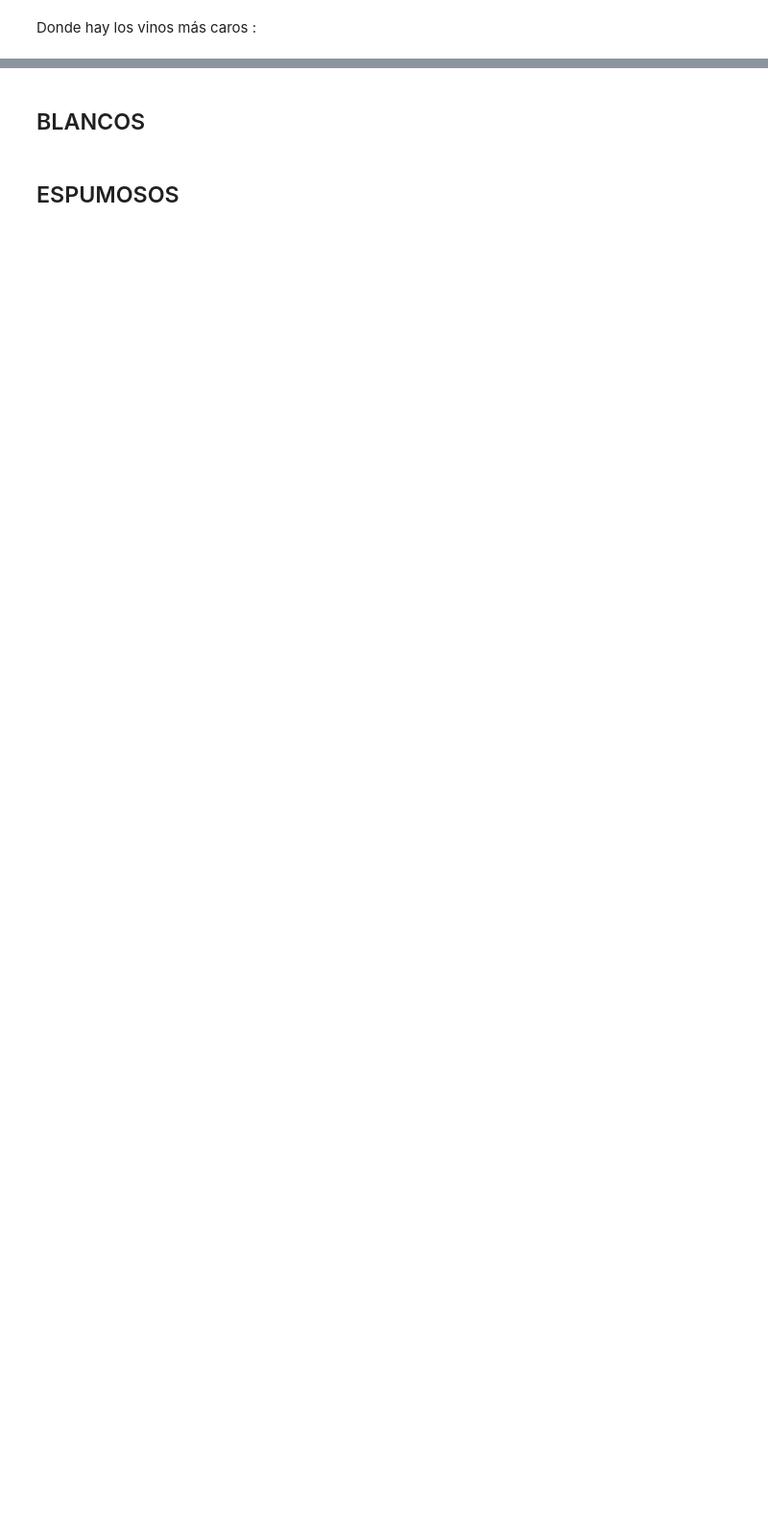
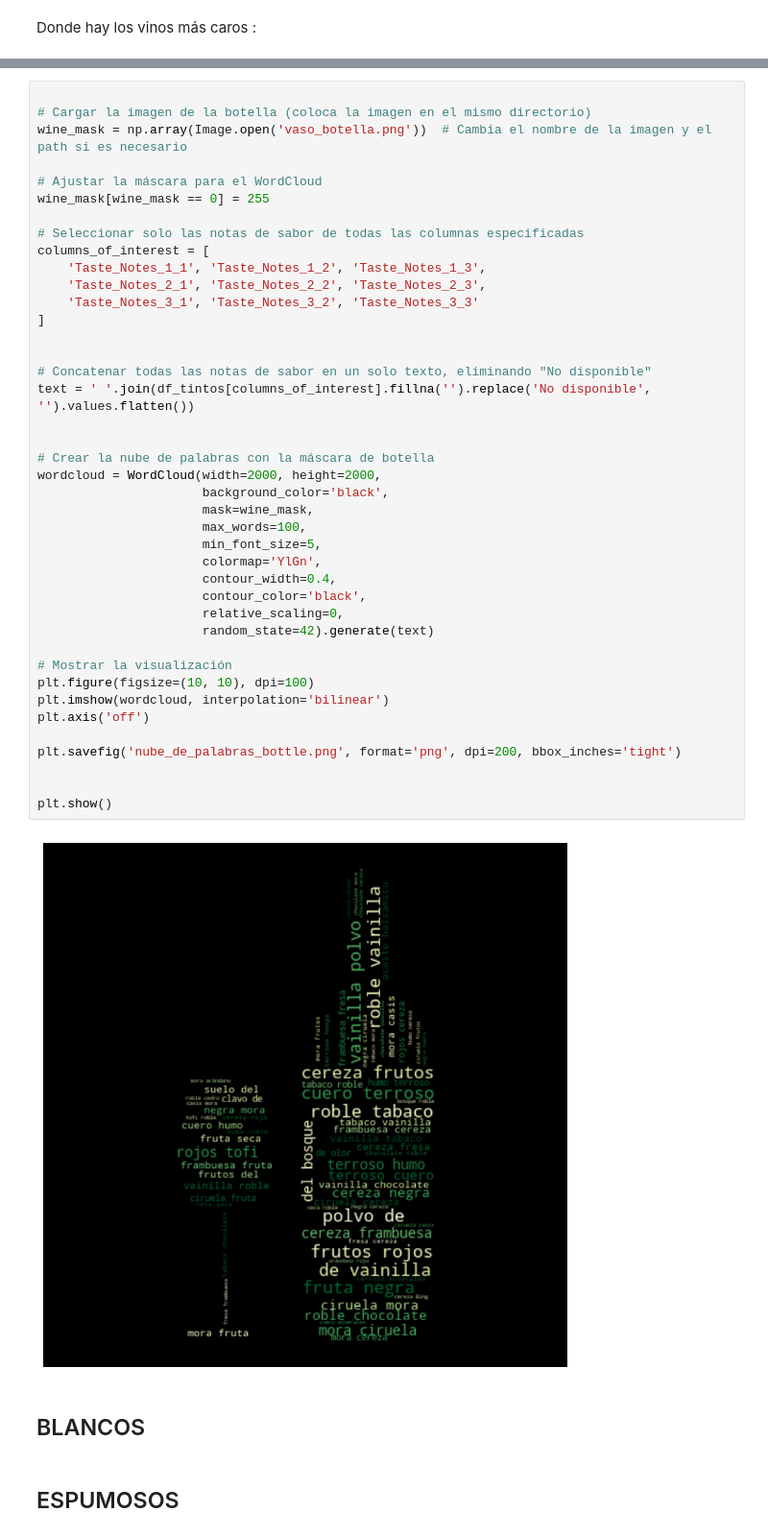
Before and after one commit to 4GeeksAcademy/Proyecto_grupo2_vinos, a Jupyter notebook: EDA GRAFICOS.ipynb, the cells around one changed output, grey strips where cells are left out. Shown at 96% size. Drawn from its saved outputs; the diff is of its cells as text; blank space fills up the shorter version.

```diff
--- a/EDA GRAFICOS.ipynb
+++ b/EDA GRAFICOS.ipynb
@@ -618,3 +580,46 @@ plt.show()
+# %%
+
+# Cargar la imagen de la botella (coloca la imagen en el mismo directorio)
+wine_mask = np.array(Image.open('vaso_botella.png'))  # Cambia el nombre de la imagen y el path si es necesario
+
+# Ajustar la máscara para el WordCloud
+wine_mask[wine_mask == 0] = 255
+
+# Seleccionar solo las notas de sabor de todas las columnas especificadas
+columns_of_interest = [
+    'Taste_Notes_1_1', 'Taste_Notes_1_2', 'Taste_Notes_1_3',
+    'Taste_Notes_2_1', 'Taste_Notes_2_2', 'Taste_Notes_2_3',
+    'Taste_Notes_3_1', 'Taste_Notes_3_2', 'Taste_Notes_3_3'
+]
+
+
+# Concatenar todas las notas de sabor en un solo texto, eliminando "No disponible"
+text = ' '.join(df_tintos[columns_of_interest].fillna('').replace('No disponible', '').values.flatten())
+
+
+# Crear la nube de palabras con la máscara de botella
+wordcloud = WordCloud(width=2000, height=2000,
+                      background_color='black',
+                      mask=wine_mask,
+                      max_words=100,
+                      min_font_size=5,
+                      colormap='YlGn',
+                      contour_width=0.4,
+                      contour_color='black',
+                      relative_scaling=0,
+                      random_state=42).generate(text)
+
+# Mostrar la visualización
+plt.figure(figsize=(10, 10), dpi=100)
+plt.imshow(wordcloud, interpolation='bilinear')
+plt.axis('off')
+
+plt.savefig('nube_de_palabras_bottle.png', format='png', dpi=200, bbox_inches='tight')
+
+
+plt.show()
+# %% [output]
+[figure, added]
 # %% [markdown]
 ## BLANCOS
 # %% [markdown]
```
Also changed, not shown: parts of 27 cells of this notebook, 6 other files.
